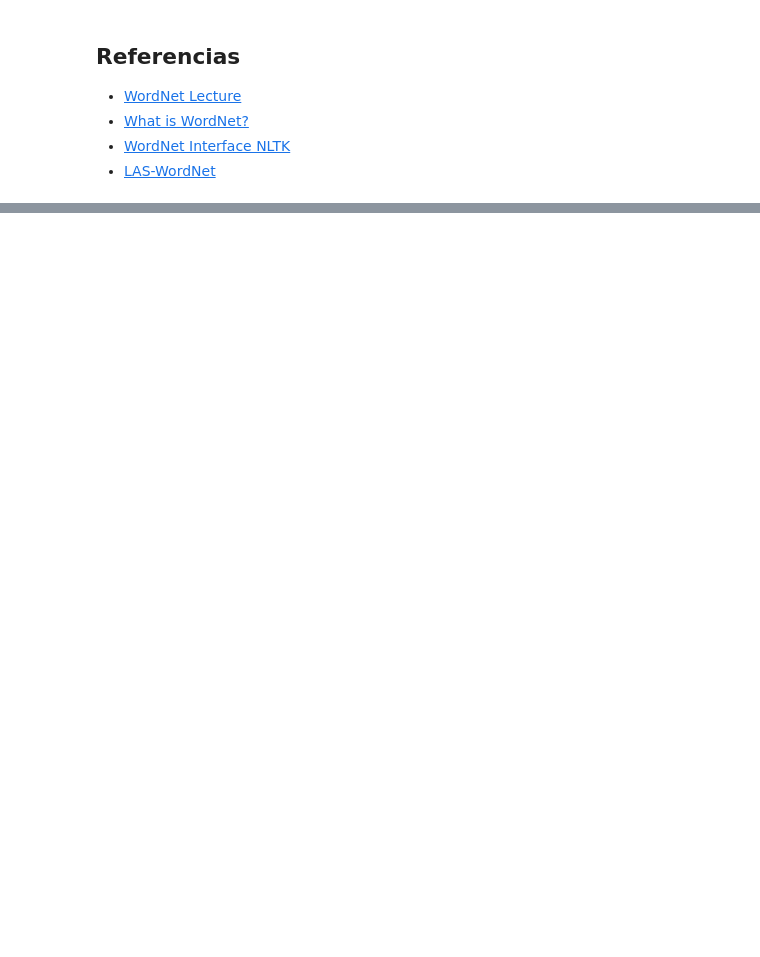
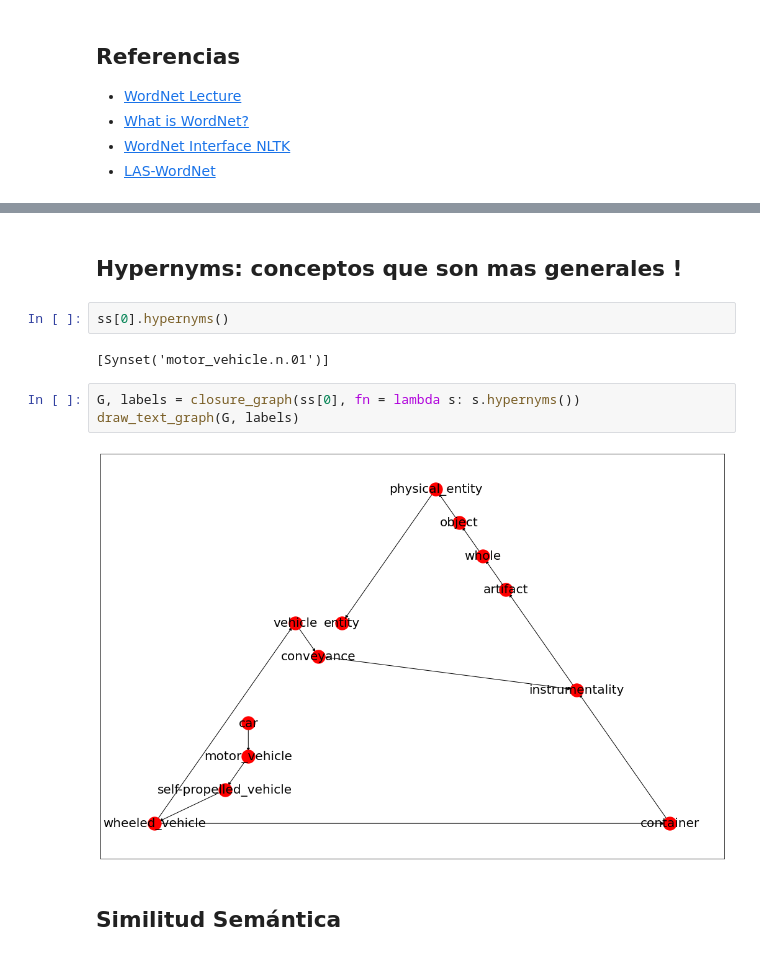
Before and after one commit to LuisReyes98/platzi-python-nltk, a Jupyter notebook: notebooks/c6_lexical_resources.ipynb, the cells around one changed output, grey strips where cells are left out. Saved outputs shown, nothing was run; the diff lists cells and outputs as text; blank space fills up the shorter version.

```diff
--- a/notebooks/c6_lexical_resources.ipynb
+++ b/notebooks/c6_lexical_resources.ipynb
@@ -173,0 +320,13 @@ Hiponimo: es un synset que es un concepto mas especifico que el synset que lo co
+# %% [markdown]
+## **Hypernyms**: conceptos que son mas generales !
+# %%
+ss[0].hypernyms()
+# %% [output]
+[Synset('motor_vehicle.n.01')]
+# %%
+G, labels = closure_graph(ss[0], fn = lambda s: s.hypernyms())
+draw_text_graph(G, labels)
+# %% [output]
+[figure, added]
+# %% [markdown]
+## Similitud Semántica
```
Also changed, not shown: parts of 8 cells of this notebook.
